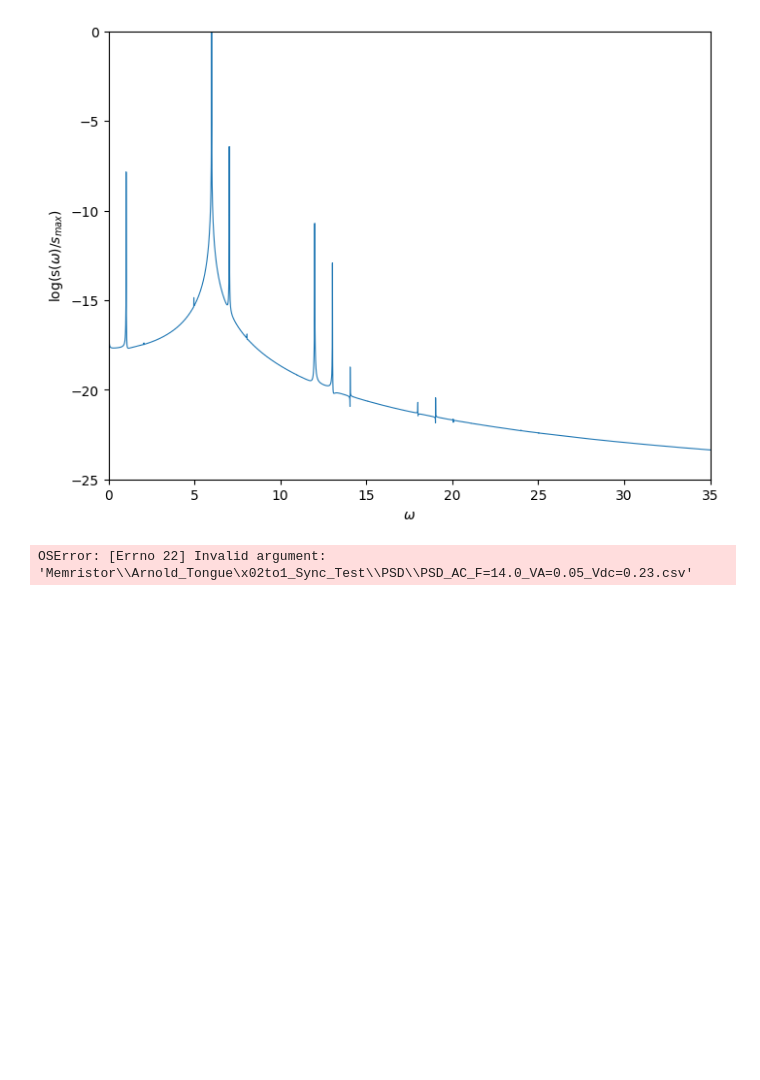
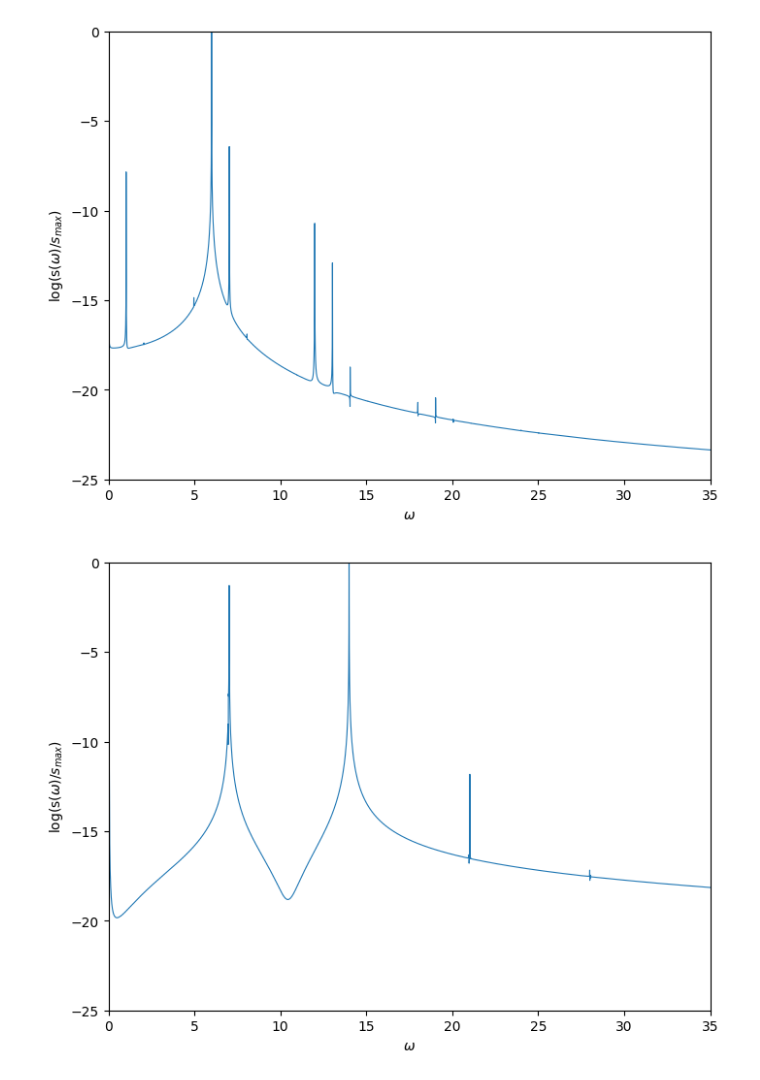
Before and after one commit to TedLuckins/University-Year-3-Individual-Project, a Jupyter notebook: Main.ipynb, the cells around one changed output. Saved outputs shown, nothing was run; the diff lists cells and outputs as text; code cells hidden in the pictures; blank space fills up the shorter version.

```diff
--- a/Main.ipynb
+++ b/Main.ipynb
@@ -703,5 +683,8 @@ plot_log_psd("Memristor\Chaos\PSD\PSD_AC_F=6.0_VA=0.12_Vdc=0.23.csv", "Normalise
 [figure]
 [figure]
 # %%
+from Plots import plot_log_psd
+
+plot_log_psd("Memristor\\Arnold_Tongue\\2to1_Sync_Test\\PSD\\PSD_AC_F=14.0_VA=0.05_Vdc=0.23.csv", "Normalised Power Spectral Density")
 # %% [output]
-OSError: [Errno 22] Invalid argument: 'Memristor\\Arnold_Tongue\x02to1_Sync_Test\\PSD\\PSD_AC_F=14.0_VA=0.05_Vdc=0.23.csv'
+[figure, added]
```
Also changed, not shown: parts of 11 cells of this notebook.
